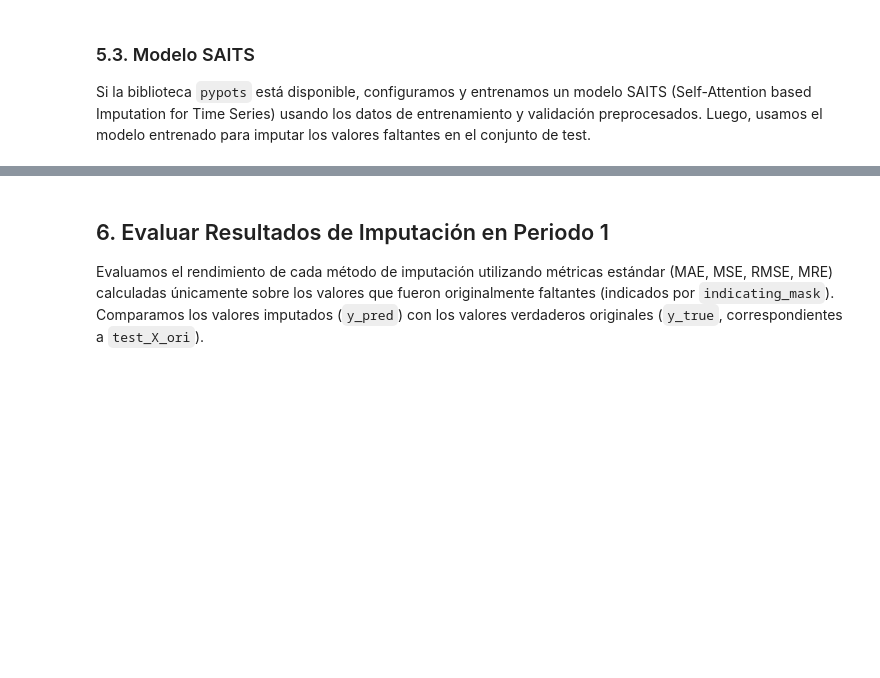
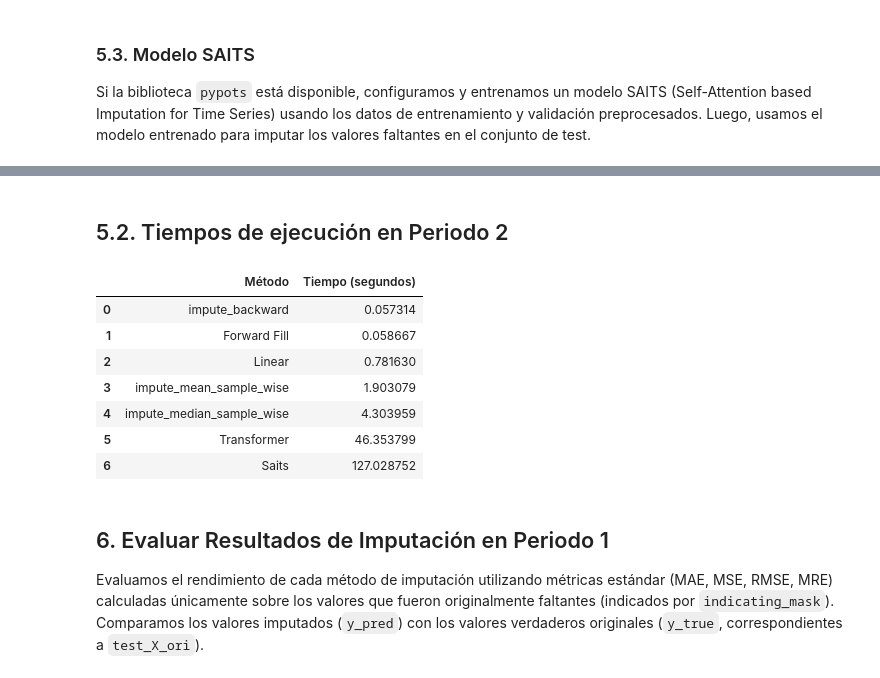
Before and after one commit to eigenric/TFG, a Jupyter notebook: notebooks/Notebook_Imputation.ipynb, the cells around one changed output, grey strips where cells are left out. Drawn from its saved outputs; the diff is of its cells as text; code cells hidden in the pictures; blank space fills up the shorter version.

```diff
--- a/notebooks/Notebook_Imputation.ipynb
+++ b/notebooks/Notebook_Imputation.ipynb
@@ -682,3 +650,39 @@ Forma imputación SAITS: (73, 24, 114), NaNs: 0
+# %% [markdown]
+## 5.2. Tiempos de ejecución en Periodo 2
+# %%
+
+if im.imputation_times:
+    # Mapeo de nombres de función a nombres amigables para la tabla final
+    # Si los nombres de tus funciones ya son amigables, puedes saltarte esto
+    friendly_names_map = {
+        'impute_mean': 'Mean',
+        'impute_median': 'Median', # Este es el que mostraste
+        'impute_linear': 'Linear',
+        'impute_forward': 'Forward Fill',
+        'impute_bakcward': 'Backward Fill',
+        'impute_transformer': 'Transformer',
+        'impute_saits': 'Saits',
+        # Asegúrate de que este mapeo incluye TODAS tus funciones decoradas
+    }
+
+    # Usar nombres amigables en la tabla
+    table_data = [(friendly_names_map.get(func_name, func_name), duration)
+                  for func_name, duration in im.imputation_times.items()]
+
+    time_results_df2 = pd.DataFrame(table_data, columns=['Método', 'Tiempo (segundos)'])
+
+    # Ordenar por tiempo
+    time_results_df2 = time_results_df.sort_values(by='Tiempo (segundos)').reset_index(drop=True)
+time_results_df2
+# %% [output]
+|  | Método | Tiempo (segundos) |
+| 0 | impute_backward | 0.057314 |
+| 1 | Forward Fill | 0.058667 |
+| 2 | Linear | 0.781630 |
+| 3 | impute_mean_sample_wise | 1.903079 |
+| 4 | impute_median_sample_wise | 4.303959 |
+| 5 | Transformer | 46.353799 |
+| 6 | Saits | 127.028752 |
 # %% [markdown]
 ## 6. Evaluar Resultados de Imputación en Periodo 1
 
```
Also changed, not shown: parts of 25 cells of this notebook, 2 other files.
